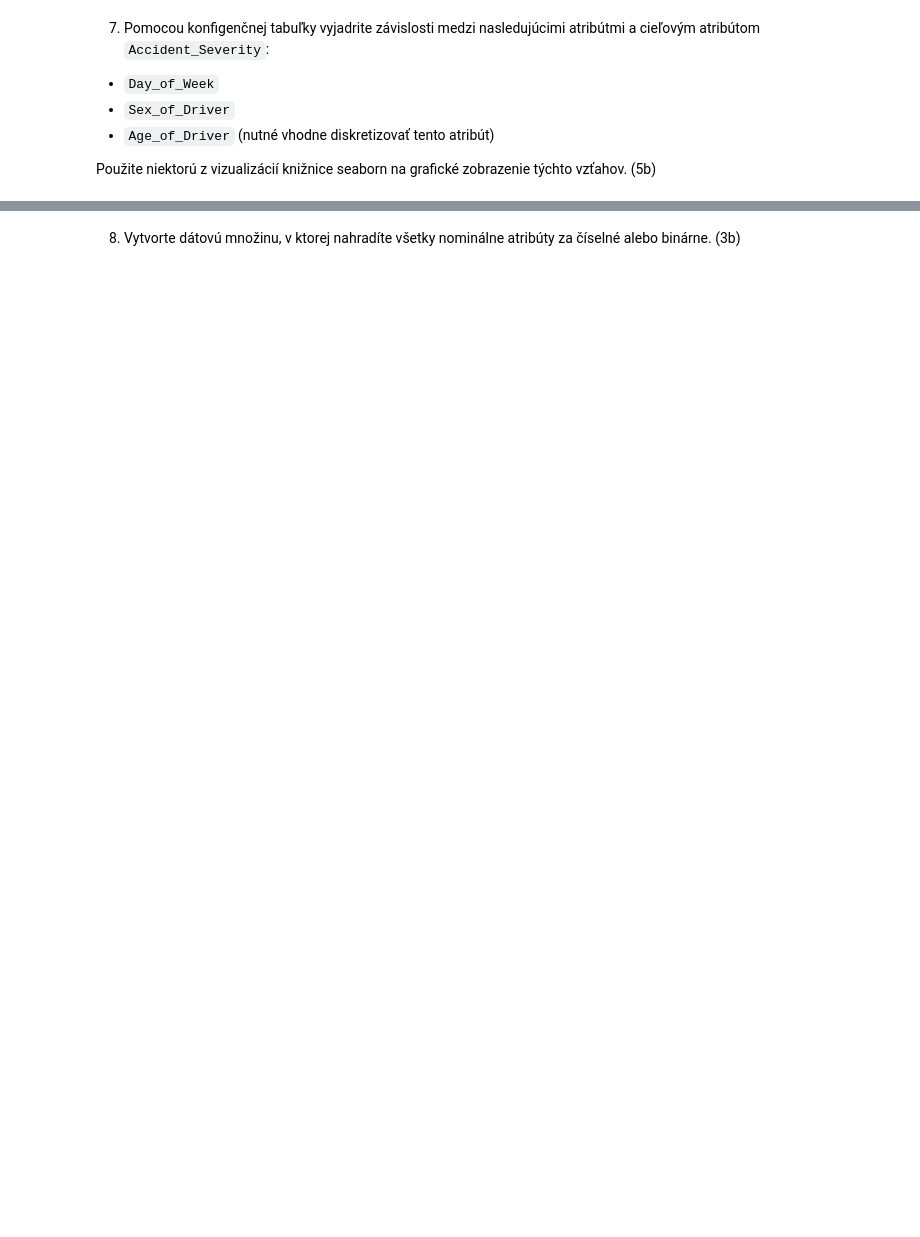
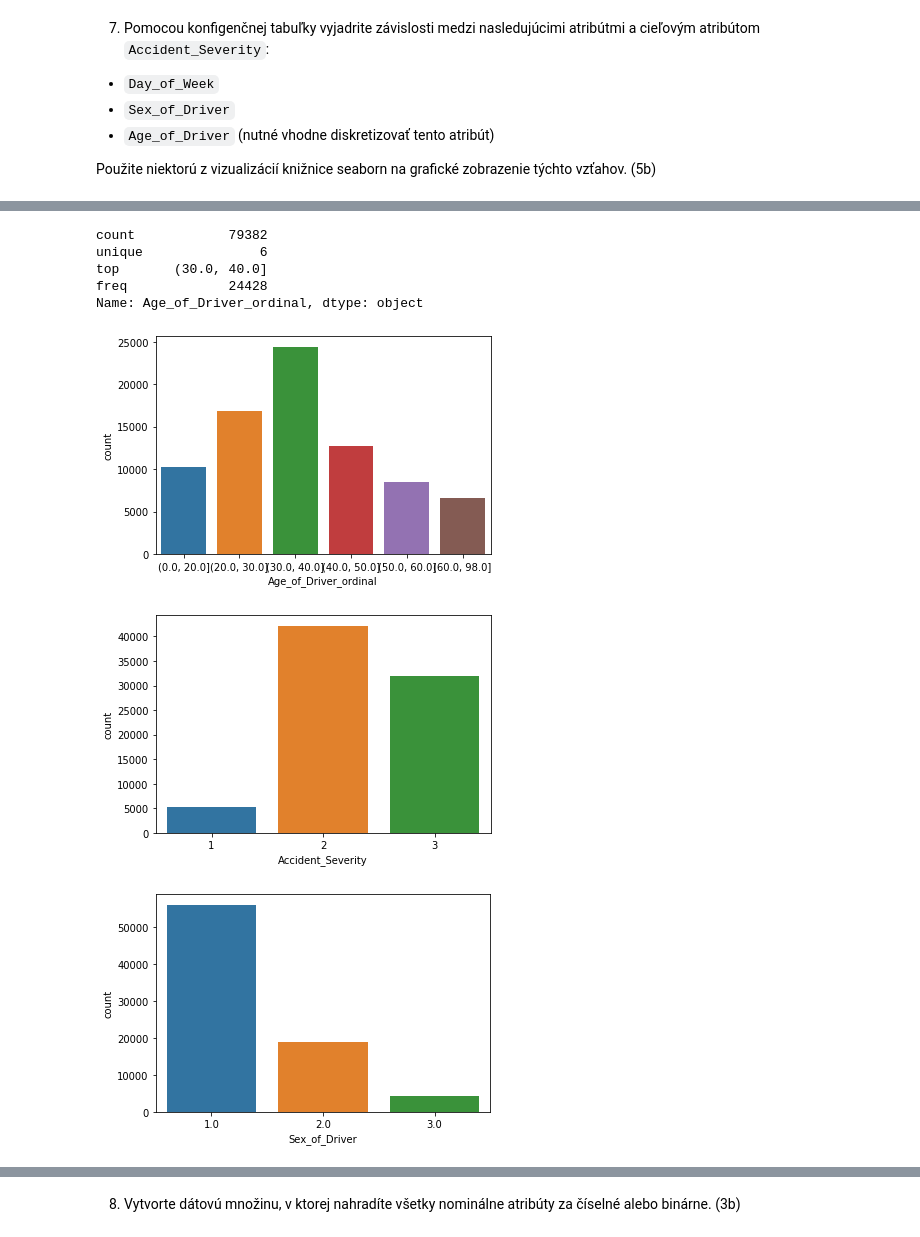
Before and after one commit to DanaPalova/mojewda, a Jupyter notebook: zadanie/zadanie.ipynb, the cells around one changed output, grey strips where cells are left out. Saved outputs shown, nothing was run; the diff lists cells and outputs as text; code cells hidden in the pictures; blank space fills up the shorter version.

```diff
--- a/zadanie/zadanie.ipynb
+++ b/zadanie/zadanie.ipynb
@@ -270,0 +462,16 @@ pd.pivot_table(Accidents_FA, index=["Day_of_Week", "Sex_of_Driver", "Age_of_Driv
+# %%
+Accidents_FA["Age_of_Driver_ordinal"].describe()
+# %% [output]
+count            79382
+unique               6
+top       (30.0, 40.0]
+freq             24428
+Name: Age_of_Driver_ordinal, dtype: object
+# %%
+for i in ['Age_of_Driver_ordinal', 'Accident_Severity', 'Sex_of_Driver']:
+    plt.figure(i)
+    sns.countplot(x=i, data=Accidents_FA)
+# %% [output]
+[figure, added]
+[figure, added]
+[figure, added]
```
Also changed, not shown: parts of 47 cells of this notebook.
